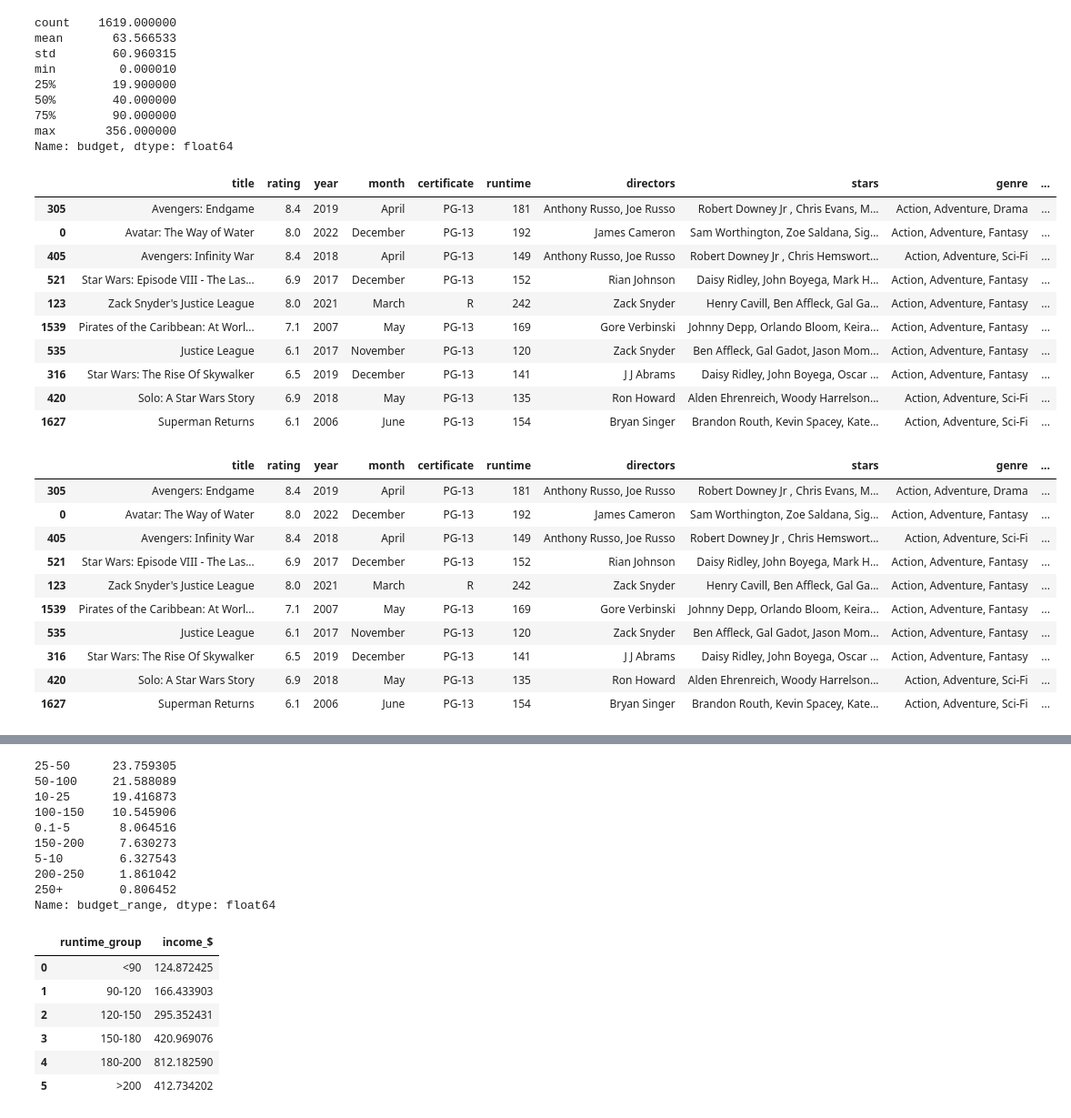
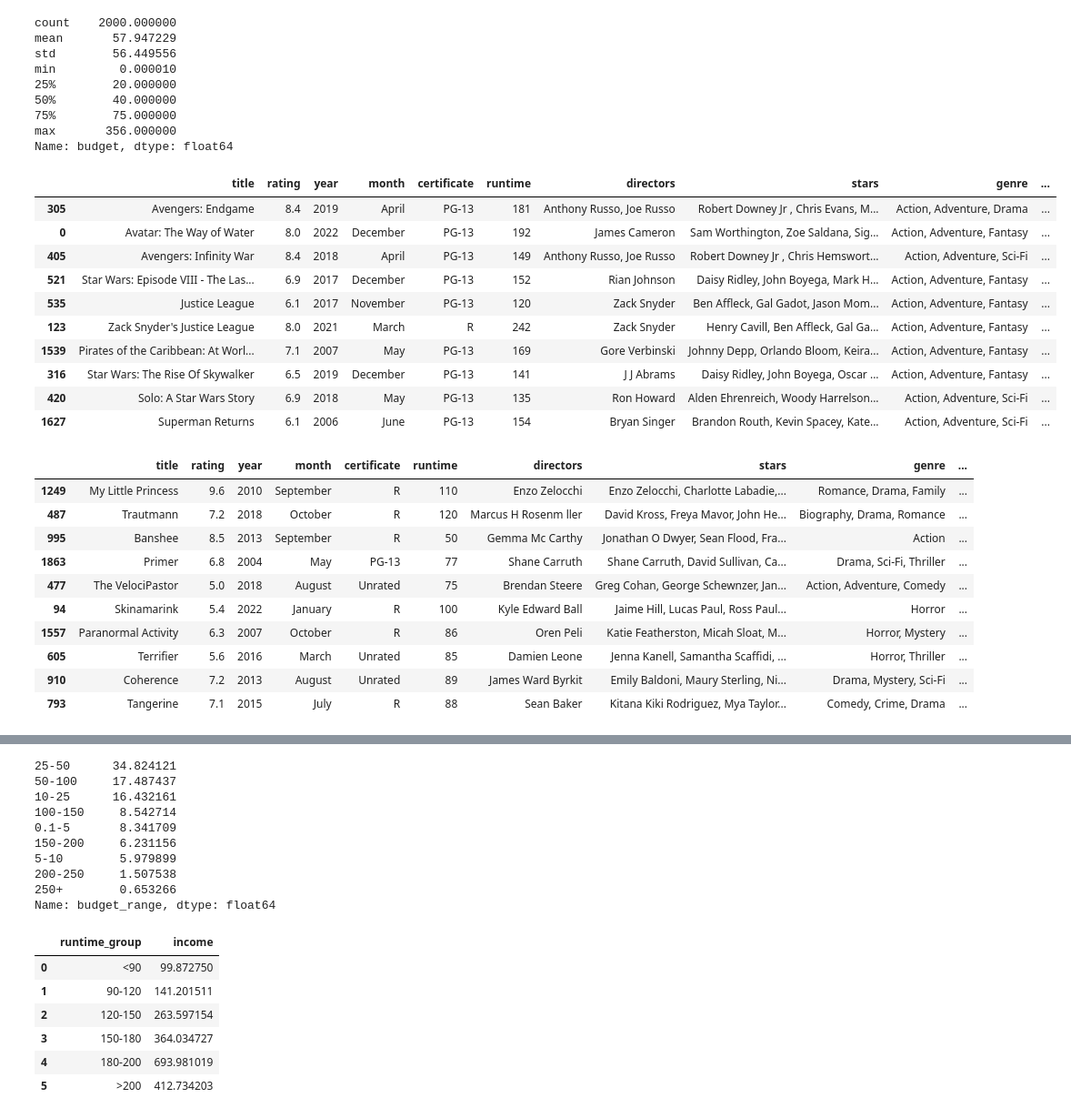
Before and after one commit to MatBrands/ADA-Exploratory_Data_Analysis, a Jupyter notebook: notebooks/edas/cauli.ipynb, the cells around one changed output, grey strips where cells are left out. Shown at 91% size. Cells and saved outputs as stored; diff of their text form; code cells hidden in the pictures.

```diff
--- a/notebooks/edas/cauli.ipynb
+++ b/notebooks/edas/cauli.ipynb
@@ -37,9 +38,4 @@ print(top_ratings)
-# %%
-df = df[df['budget'].str.startswith('$')]
-
-# Converta os valores em dólares ($) para inteiros
-df['budget'] = df['budget'].str.replace(',', '').str.replace('$', '').astype(int)
 # %%
 # converta para milhao de dólares
 df['budget'] = df['budget'] / 1000000
-df['income_$'] = df['income_$'] / 1000000
+df['income'] = df['income'] / 1000000
@@ -46,13 +51,13 @@ df['income_$'] = df['income_$'] / 1000000
 # %%
 df['budget'].describe()
 # %% [output]
-count    1619.000000
-mean       63.566533
-std        60.960315
+count    2000.000000
+mean       57.947229
+std        56.449556
 min         0.000010
-25%        19.900000
+25%        20.000000
 50%        40.000000
-75%        90.000000
+75%        75.000000
 max       356.000000
 Name: budget, dtype: float64
 # %%
@@ -63,24 +68,24 @@ df.sort_values('budget', ascending=False).head(10)
 | 0 | Avatar: The Way of Water | 8.0 | 2022 | December | PG-13 | 192 | James Cameron | Sam Worthington, Zoe Saldana, Sig... | Action, Adventure, Fantasy | ... |
 | 405 | Avengers: Infinity War | 8.4 | 2018 | April | PG-13 | 149 | Anthony Russo, Joe Russo | Robert Downey Jr , Chris Hemswort... | Action, Adventure, Sci-Fi | ... |
 | 521 | Star Wars: Episode VIII - The Las... | 6.9 | 2017 | December | PG-13 | 152 | Rian Johnson | Daisy Ridley, John Boyega, Mark H... | Action, Adventure, Fantasy | ... |
+| 535 | Justice League | 6.1 | 2017 | November | PG-13 | 120 | Zack Snyder | Ben Affleck, Gal Gadot, Jason Mom... | Action, Adventure, Fantasy | ... |
 | 123 | Zack Snyder's Justice League | 8.0 | 2021 | March | R | 242 | Zack Snyder | Henry Cavill, Ben Affleck, Gal Ga... | Action, Adventure, Fantasy | ... |
 | 1539 | Pirates of the Caribbean: At Worl... | 7.1 | 2007 | May | PG-13 | 169 | Gore Verbinski | Johnny Depp, Orlando Bloom, Keira... | Action, Adventure, Fantasy | ... |
-| 535 | Justice League | 6.1 | 2017 | November | PG-13 | 120 | Zack Snyder | Ben Affleck, Gal Gadot, Jason Mom... | Action, Adventure, Fantasy | ... |
 | 316 | Star Wars: The Rise Of Skywalker | 6.5 | 2019 | December | PG-13 | 141 | J J Abrams | Daisy Ridley, John Boyega, Oscar ... | Action, Adventure, Fantasy | ... |
 | 420 | Solo: A Star Wars Story | 6.9 | 2018 | May | PG-13 | 135 | Ron Howard | Alden Ehrenreich, Woody Harrelson... | Action, Adventure, Sci-Fi | ... |
 | 1627 | Superman Returns | 6.1 | 2006 | June | PG-13 | 154 | Bryan Singer | Brandon Routh, Kevin Spacey, Kate... | Action, Adventure, Sci-Fi | ... |
 # %%
-df.sort_values('budget', ascending=False).head(10)
+df.sort_values('budget', ascending=True).head(10)
 # %% [output]
 |  | title | rating | year | month | certificate | runtime | directors | stars | genre | ... |
-| 305 | Avengers: Endgame | 8.4 | 2019 | April | PG-13 | 181 | Anthony Russo, Joe Russo | Robert Downey Jr , Chris Evans, M... | Action, Adventure, Drama | ... |
-| 0 | Avatar: The Way of Water | 8.0 | 2022 | December | PG-13 | 192 | James Cameron | Sam Worthington, Zoe Saldana, Sig... | Action, Adventure, Fantasy | ... |
-| 405 | Avengers: Infinity War | 8.4 | 2018 | April | PG-13 | 149 | Anthony Russo, Joe Russo | Robert Downey Jr , Chris Hemswort... | Action, Adventure, Sci-Fi | ... |
-| 521 | Star Wars: Episode VIII - The Las... | 6.9 | 2017 | December | PG-13 | 152 | Rian Johnson | Daisy Ridley, John Boyega, Mark H... | Action, Adventure, Fantasy | ... |
-| 123 | Zack Snyder's Justice League | 8.0 | 2021 | March | R | 242 | Zack Snyder | Henry Cavill, Ben Affleck, Gal Ga... | Action, Adventure, Fantasy | ... |
-| 1539 | Pirates of the Caribbean: At Worl... | 7.1 | 2007 | May | PG-13 | 169 | Gore Verbinski | Johnny Depp, Orlando Bloom, Keira... | Action, Adventure, Fantasy | ... |
-| 535 | Justice League | 6.1 | 2017 | November | PG-13 | 120 | Zack Snyder | Ben Affleck, Gal Gadot, Jason Mom... | Action, Adventure, Fantasy | ... |
-| 316 | Star Wars: The Rise Of Skywalker | 6.5 | 2019 | December | PG-13 | 141 | J J Abrams | Daisy Ridley, John Boyega, Oscar ... | Action, Adventure, Fantasy | ... |
-| 420 | Solo: A Star Wars Story | 6.9 | 2018 | May | PG-13 | 135 | Ron Howard | Alden Ehrenreich, Woody Harrelson... | Action, Adventure, Sci-Fi | ... |
-| 1627 | Superman Returns | 6.1 | 2006 | June | PG-13 | 154 | Bryan Singer | Brandon Routh, Kevin Spacey, Kate... | Action, Adventure, Sci-Fi | ... |
+| 1249 | My Little Princess | 9.6 | 2010 | September | R | 110 | Enzo Zelocchi | Enzo Zelocchi, Charlotte Labadie,... | Romance, Drama, Family | ... |
+| 487 | Trautmann | 7.2 | 2018 | October | R | 120 | Marcus H Rosenm ller | David Kross, Freya Mavor, John He... | Biography, Drama, Romance | ... |
+| 995 | Banshee | 8.5 | 2013 | September | R | 50 | Gemma Mc Carthy | Jonathan O Dwyer, Sean Flood, Fra... | Action | ... |
+| 1863 | Primer | 6.8 | 2004 | May | PG-13 | 77 | Shane Carruth | Shane Carruth, David Sullivan, Ca... | Drama, Sci-Fi, Thriller | ... |
+| 477 | The VelociPastor | 5.0 | 2018 | August | Unrated | 75 | Brendan Steere | Greg Cohan, George Schewnzer, Jan... | Action, Adventure, Comedy | ... |
+| 94 | Skinamarink | 5.4 | 2022 | January | R | 100 | Kyle Edward Ball | Jaime Hill, Lucas Paul, Ross Paul... | Horror | ... |
+| 1557 | Paranormal Activity | 6.3 | 2007 | October | R | 86 | Oren Peli | Katie Featherston, Micah Sloat, M... | Horror, Mystery | ... |
+| 605 | Terrifier | 5.6 | 2016 | March | Unrated | 85 | Damien Leone | Jenna Kanell, Samantha Scaffidi, ... | Horror, Thriller | ... |
+| 910 | Coherence | 7.2 | 2013 | August | Unrated | 89 | James Ward Byrkit | Emily Baldoni, Maury Sterling, Ni... | Drama, Mystery, Sci-Fi | ... |
+| 793 | Tangerine | 7.1 | 2015 | July | R | 88 | Sean Baker | Kitana Kiki Rodriguez, Mya Taylor... | Comedy, Crime, Drama | ... |
 # %%
@@ -106,27 +111,27 @@ budget_counts = df['budget_range'].value_counts(normalize=True) * 100
 
 print(budget_counts)
 # %% [output]
-25-50      23.759305
-50-100     21.588089
-10-25      19.416873
-100-150    10.545906
-0.1-5       8.064516
-150-200     7.630273
-5-10        6.327543
-200-250     1.861042
-250+        0.806452
+25-50      34.824121
+50-100     17.487437
+10-25      16.432161
+100-150     8.542714
+0.1-5       8.341709
+150-200     6.231156
+5-10        5.979899
+200-250     1.507538
+250+        0.653266
 Name: budget_range, dtype: float64
 # %%
-contagem_filmes = df.pivot_table(index='runtime_group', values='income_$', aggfunc='mean')
+contagem_filmes = df.pivot_table(index='runtime_group', values='income', aggfunc='mean')
 contagem_filmes.reset_index()
 # %% [output]
-|  | runtime_group | income_$ |
-| 0 | <90 | 124.872425 |
-| 1 | 90-120 | 166.433903 |
-| 2 | 120-150 | 295.352431 |
-| 3 | 150-180 | 420.969076 |
-| 4 | 180-200 | 812.182590 |
-| 5 | >200 | 412.734202 |
+|  | runtime_group | income |
+| 0 | <90 | 99.872750 |
+| 1 | 90-120 | 141.201511 |
+| 2 | 120-150 | 263.597154 |
+| 3 | 150-180 | 364.034727 |
+| 4 | 180-200 | 693.981019 |
+| 5 | >200 | 412.734203 |
 # %%
 df.groupby(['budget_range'])['certificate'].value_counts()
 # %% [output]
```
Also changed, not shown: parts of 16 cells of this notebook.
